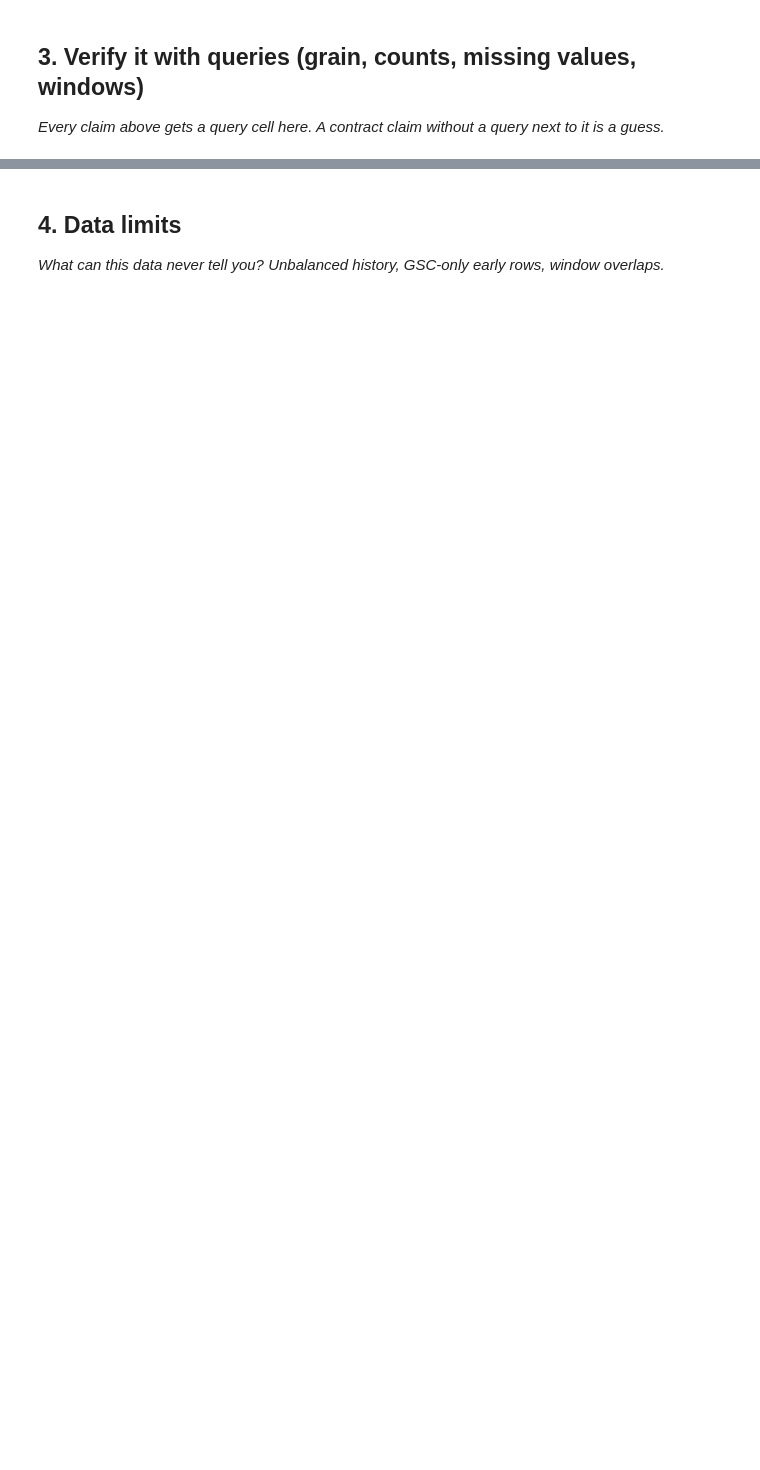
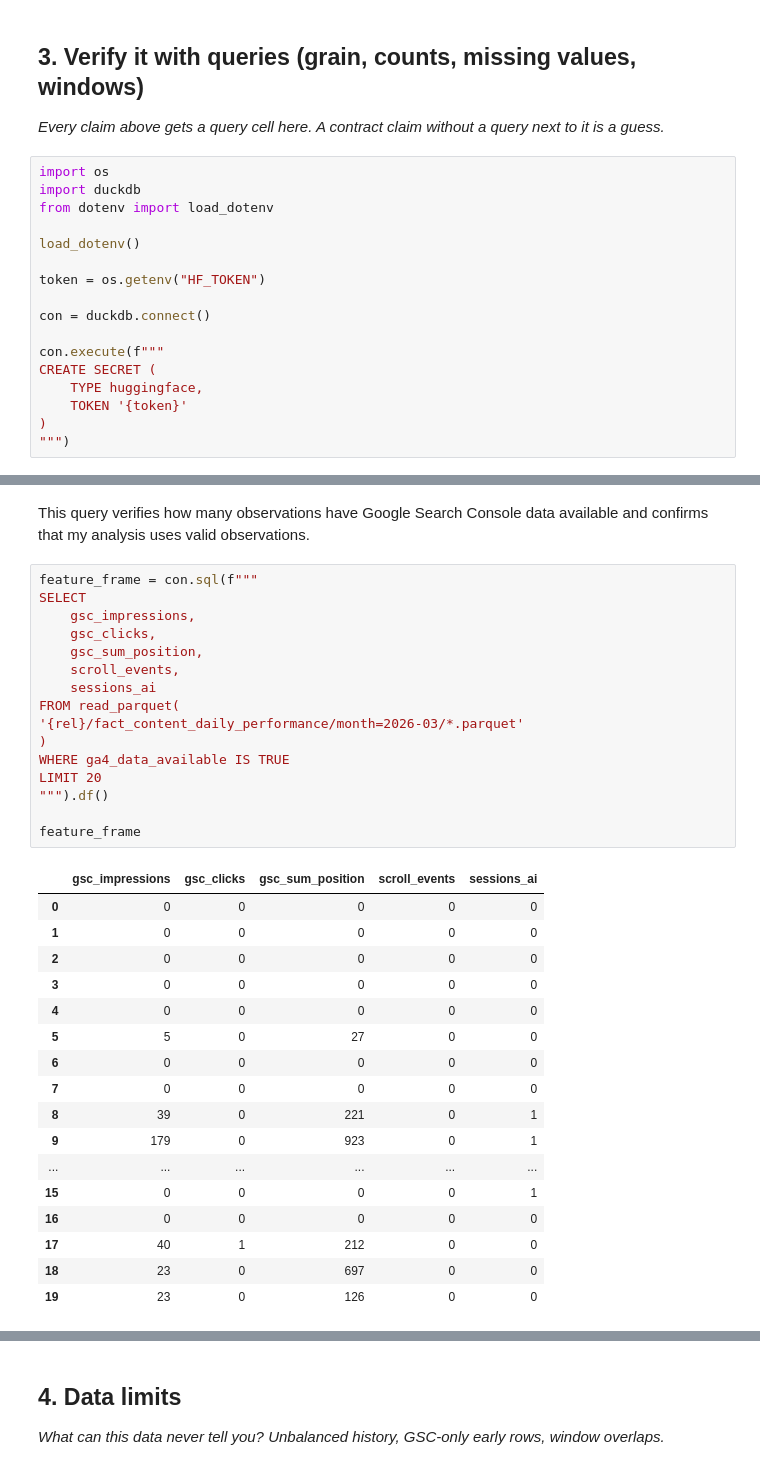
Before and after one commit to AliAlmasri7/FlyRank-ML, a Jupyter notebook: work/notebooks/w03_data_contract.ipynb, the cells around one changed output, grey strips where cells are left out. Drawn from its saved outputs; the diff is of its cells as text; blank space fills up the shorter version.

Commit message:
Completing Search Intelligence Data Contract

```diff
--- a/work/notebooks/w03_data_contract.ipynb
+++ b/work/notebooks/w03_data_contract.ipynb
@@ -18,3 +98,20 @@ This skeleton is yours to fill. Work the sections **in order** — each one has
 ## 3. Verify it with queries (grain, counts, missing values, windows)
 
 *Every claim above gets a query cell here. A contract claim without a query next to it is a guess.*
+# %%
+import os
+import duckdb
+from dotenv import load_dotenv
+
+load_dotenv()
+
+token = os.getenv("HF_TOKEN")
+
+con = duckdb.connect()
+
+con.execute(f"""
+CREATE SECRET (
+    TYPE huggingface,
+    TOKEN '{token}'
+)
+""")
@@ -20,0 +191,36 @@ This skeleton is yours to fill. Work the sections **in order** — each one has
+# %% [markdown]
+This query verifies how many observations have Google Search Console data available and confirms that my analysis uses valid observations.
+# %%
+feature_frame = con.sql(f"""
+SELECT
+    gsc_impressions,
+    gsc_clicks,
+    gsc_sum_position,
+    scroll_events,
+    sessions_ai
+FROM read_parquet(
+'{rel}/fact_content_daily_performance/month=2026-03/*.parquet'
+)
+WHERE ga4_data_available IS TRUE
+LIMIT 20
+""").df()
+
+feature_frame
+# %% [output]
+|  | gsc_impressions | gsc_clicks | gsc_sum_position | scroll_events | sessions_ai |
+| 0 | 0 | 0 | 0 | 0 | 0 |
+| 1 | 0 | 0 | 0 | 0 | 0 |
+| 2 | 0 | 0 | 0 | 0 | 0 |
+| 3 | 0 | 0 | 0 | 0 | 0 |
+| 4 | 0 | 0 | 0 | 0 | 0 |
+| 5 | 5 | 0 | 27 | 0 | 0 |
+| 6 | 0 | 0 | 0 | 0 | 0 |
+| 7 | 0 | 0 | 0 | 0 | 0 |
+| 8 | 39 | 0 | 221 | 0 | 1 |
+| 9 | 179 | 0 | 923 | 0 | 1 |
+| ... | ... | ... | ... | ... | ... |
+| 15 | 0 | 0 | 0 | 0 | 1 |
+| 16 | 0 | 0 | 0 | 0 | 0 |
+| 17 | 40 | 1 | 212 | 0 | 0 |
+| 18 | 23 | 0 | 697 | 0 | 0 |
+| 19 | 23 | 0 | 126 | 0 | 0 |
```
Also changed, not shown: parts of 25 cells of this notebook.
